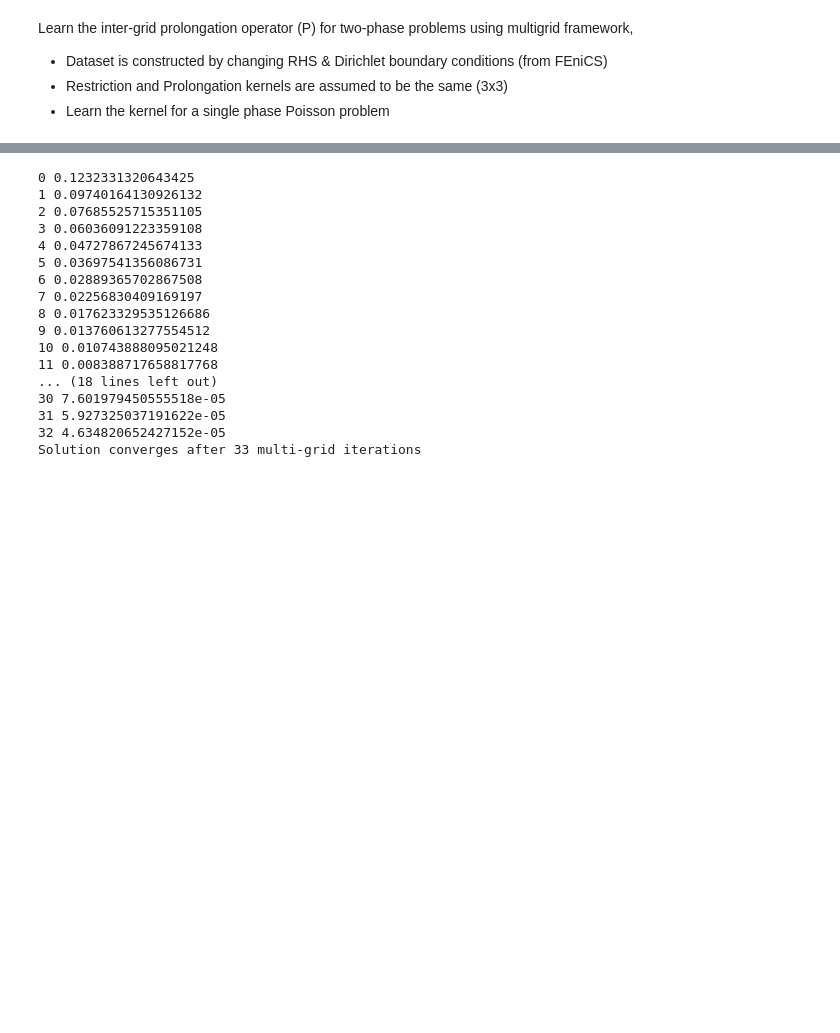
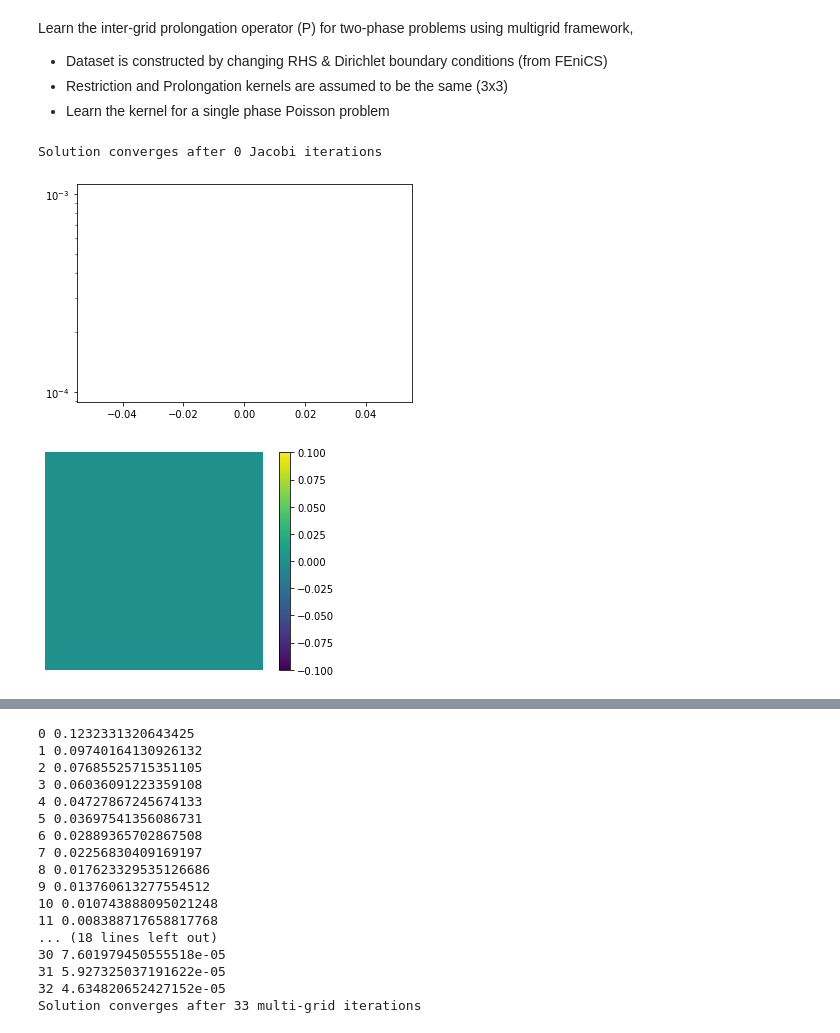
Before and after one commit to longfish/Multigrid-FEANet, a Jupyter notebook: MM-FEANet-learnP.ipynb, the cells around one changed output, grey strips where cells are left out. Saved outputs shown, nothing was run; the diff lists cells and outputs as text; code cells hidden in the pictures; blank space fills up the shorter version.

```diff
--- a/MM-FEANet-learnP.ipynb
+++ b/MM-FEANet-learnP.ipynb
@@ -29,3 +66,32 @@ from Data.dataset import RHSDataSet
+# %%
+n = 2**12
+grid = SingleGrid(size=2,n=n)
+# %%
+EPS = 6e-3
+n_jac = 0
+u = torch.zeros((1, 1, n+1, n+1), requires_grad=False, dtype=torch.float32)
+f = grid.fnet(torch.ones((1, 1, n+1, n+1), requires_grad=False, dtype=torch.float32)) # assign the finest rhs
+residual = f-grid.Knet(u)
+res = torch.sqrt(torch.sum(residual[:, :, 1:-1, 1:-1] ** 2)).item()
+res_arr = [res]
+while (abs(res) > EPS):
+    u = grid.Relax(u, f, 1)
+    residual = f-grid.Knet(u)
+    res = torch.sqrt(torch.sum(residual[:, :, 1:-1, 1:-1] ** 2)).item()
+    res_arr.append(res)
+    print(n_jac, res)
+    n_jac += 1
+
+print("Solution converges after", n_jac, "Jacobi iterations ")
+# %% [output]
+Solution converges after 0 Jacobi iterations
+# %%
+plt.plot(res_arr)
+plt.yscale('log')
+plot.plot_field(u.detach())
+# %% [output]
+[figure, added]
+[figure, added]
 # %%
 training_set = RHSDataSet('Data/poisson2d_rhs_17x17.h5', case='train')
 test_set = RHSDataSet('Data/poisson2d_rhs_17x17.h5', case='test')
```
Also changed, not shown: parts of 6 cells of this notebook, 26 other files.
